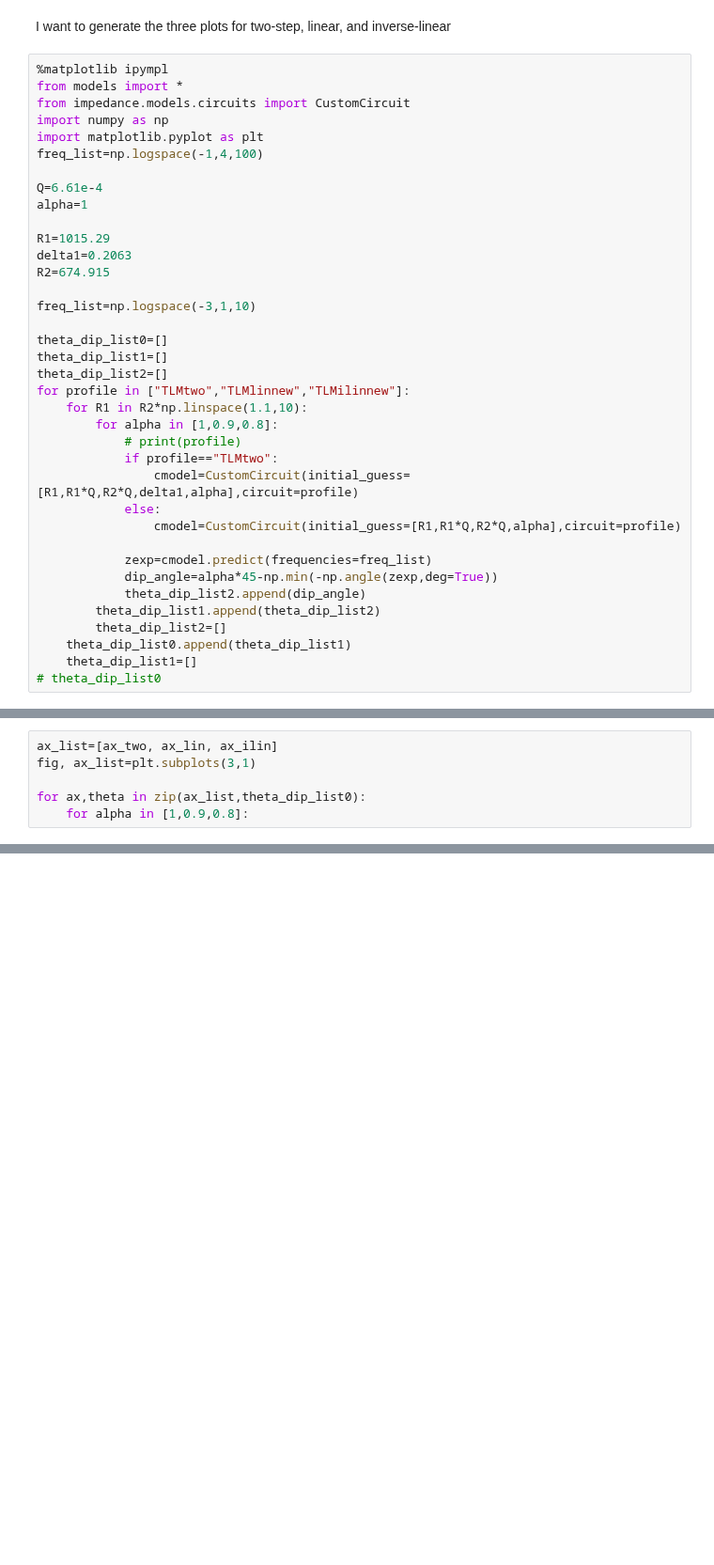
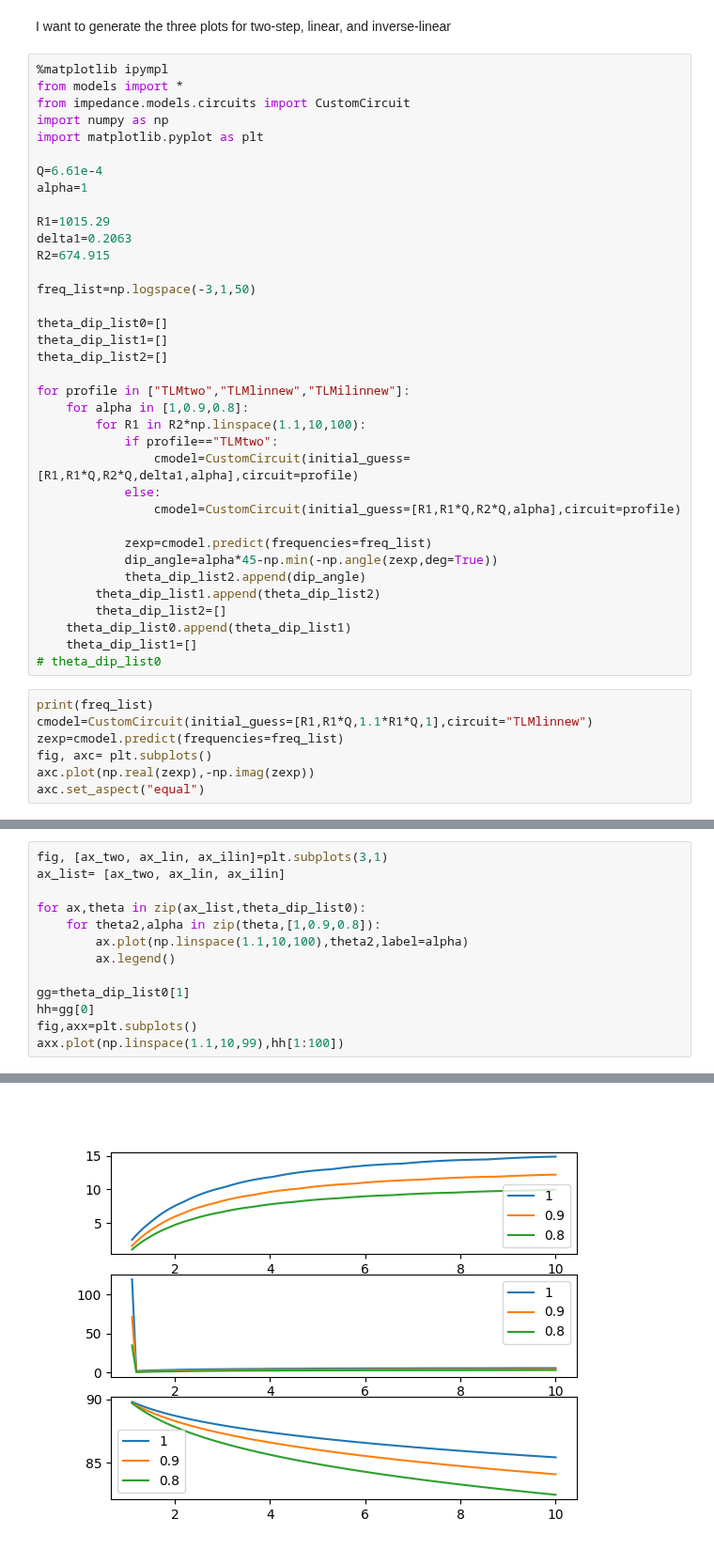
Before and after one commit to Yugal0/fitting-eis-dipangle-analysis, a Jupyter notebook: main.ipynb, the cells around one changed output, grey strips where cells are left out. Shown at 94% size. Drawn from its saved outputs; the diff is of its cells as text; blank space fills up the shorter version.

```diff
--- a/main.ipynb
+++ b/main.ipynb
@@ -6,7 +6,6 @@ from models import *
 from impedance.models.circuits import CustomCircuit
 import numpy as np
 import matplotlib.pyplot as plt
-freq_list=np.logspace(-1,4,100)
 
 Q=6.61e-4
 alpha=1
@@ -15,15 +14,15 @@ R1=1015.29
 delta1=0.2063
 R2=674.915
 
-freq_list=np.logspace(-3,1,10)
+freq_list=np.logspace(-3,1,50)
 
 theta_dip_list0=[]
 theta_dip_list1=[]
 theta_dip_list2=[]
+
 for profile in ["TLMtwo","TLMlinnew","TLMilinnew"]:
-    for R1 in R2*np.linspace(1.1,10):
-        for alpha in [1,0.9,0.8]:
-            # print(profile)
+    for alpha in [1,0.9,0.8]:
+        for R1 in R2*np.linspace(1.1,10,100):
             if profile=="TLMtwo":
                 cmodel=CustomCircuit(initial_guess=[R1,R1*Q,R2*Q,delta1,alpha],circuit=profile)
             else:
@@ -37,3 +36,10 @@ for profile in ["TLMtwo","TLMlinnew","TLMilinnew"]:
     theta_dip_list0.append(theta_dip_list1)
     theta_dip_list1=[]
 # theta_dip_list0
+# %%
+print(freq_list)
+cmodel=CustomCircuit(initial_guess=[R1,R1*Q,1.1*R1*Q,1],circuit="TLMlinnew")
+zexp=cmodel.predict(frequencies=freq_list)
+fig, axc= plt.subplots()
+axc.plot(np.real(zexp),-np.imag(zexp))
+axc.set_aspect("equal")
@@ -40,6 +61,14 @@ for profile in ["TLMtwo","TLMlinnew","TLMilinnew"]:
 # %%
-ax_list=[ax_two, ax_lin, ax_ilin]
-fig, ax_list=plt.subplots(3,1)
+fig, [ax_two, ax_lin, ax_ilin]=plt.subplots(3,1)
+ax_list= [ax_two, ax_lin, ax_ilin]
 
 for ax,theta in zip(ax_list,theta_dip_list0):
-    for alpha in [1,0.9,0.8]:
+    for theta2,alpha in zip(theta,[1,0.9,0.8]):
+        ax.plot(np.linspace(1.1,10,100),theta2,label=alpha)
+        ax.legend()
+
+gg=theta_dip_list0[1]
+hh=gg[0]
+fig,axx=plt.subplots()
+axx.plot(np.linspace(1.1,10,99),hh[1:100])
+# %% [output]
@@ -45,0 +76 @@ for ax,theta in zip(ax_list,theta_dip_list0):
+[figure, added]
```
Also changed, not shown: parts of 2 cells of this notebook, 1 other file.
